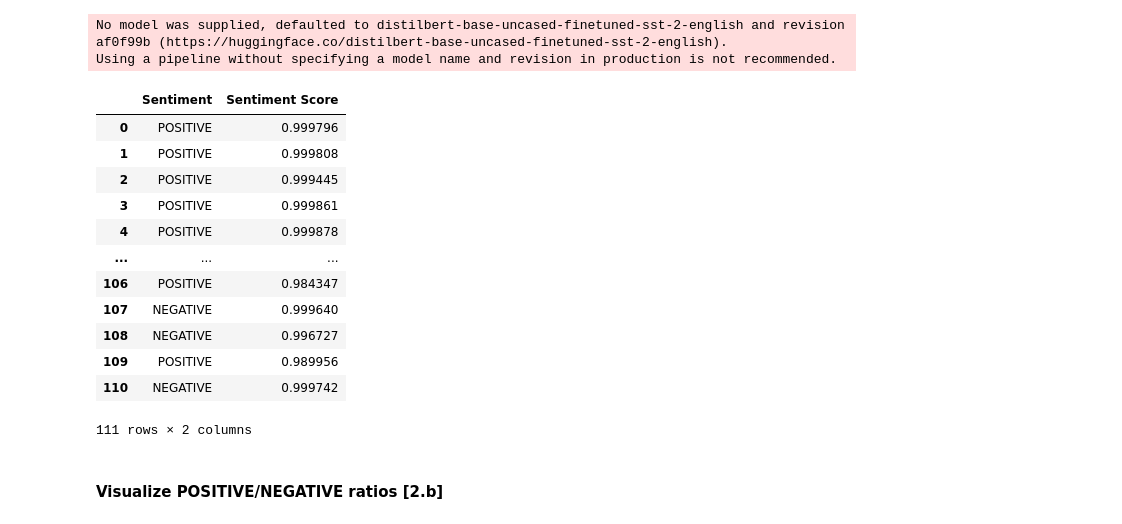
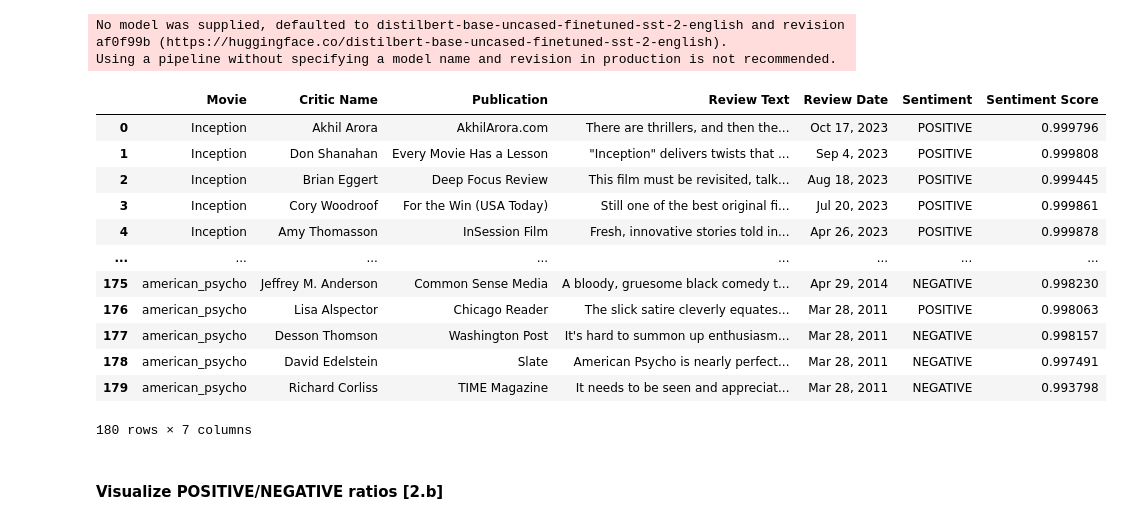
Before and after one commit to aeternum-dev/nlp-zsz, a Jupyter notebook: NLP_project_prototype.ipynb, the cells around one changed output. Drawn from its saved outputs; the diff is of its cells as text; code cells hidden in the pictures.

```diff
--- a/NLP_project_prototype.ipynb
+++ b/NLP_project_prototype.ipynb
@@ -54,17 +27,21 @@ with open("resources/source.txt", 'r') as file:
     for line in file:
         movie_titles.append(line.strip())
 
-reviews_df = pd.DataFrame()
+def create_reviews_df_from_raw():
+  reviews_df = pd.DataFrame()
 
-for movie in movie_titles:
-    movie_url = f"https://www.rottentomatoes.com/m/{movie}/reviews"
-    html_code = dt.get_rotten_tomatoes_html(movie_url)
-    df = dt.get_comments(html_code, movie)
+  for movie in movie_titles:
+      movie_url = f"https://www.rottentomatoes.com/m/{movie}/reviews"
+      html_code = dt.get_rotten_tomatoes_html(movie_url)
+      df = dt.get_comments(html_code, movie)
 
-    reviews_df = pd.concat([reviews_df, df], ignore_index=True)
+      reviews_df = pd.concat([reviews_df, df], ignore_index=True)
+  return reviews_df
 
+reviews_df = create_reviews_df_from_raw()
 
-print(f"{reviews_df['Movie'].nunique()} movies loaded, {len(reviews_df)} reviews loaded")
+print(f"{reviews_df["Movie"].nunique()} movies loaded, {len(reviews_df)} reviews loaded")
 
 #reviews_df.to_excel("resources/reviews.xlsx", index=False)
+reviews_df
 # %% [output]
@@ -82,27 +72,27 @@ Using a pipeline without specifying a model name and revision in production is n
 # %%
 review_sentiments = pd.DataFrame(classifier(list(reviews_df["Review Text"])))
 
 
 review_sentiments.rename(columns={"label" : "Sentiment",
                                   "score" : "Sentiment Score"},
                           inplace=True)
 reviews_df = pd.concat([reviews_df,review_sentiments], axis=1)
 
-review_sentiments
+reviews_df
 # %% [output]
-|  | Sentiment | Sentiment Score |
-| 0 | POSITIVE | 0.999796 |
-| 1 | POSITIVE | 0.999808 |
-| 2 | POSITIVE | 0.999445 |
-| 3 | POSITIVE | 0.999861 |
-| 4 | POSITIVE | 0.999878 |
-| ... | ... | ... |
-| 106 | POSITIVE | 0.984347 |
-| 107 | NEGATIVE | 0.999640 |
-| 108 | NEGATIVE | 0.996727 |
-| 109 | POSITIVE | 0.989956 |
-| 110 | NEGATIVE | 0.999742 |
+|  | Movie | Critic Name | Publication | Review Text | Review Date | Sentiment | Sentiment Score |
+| 0 | Inception | Akhil Arora | AkhilArora.com | There are thrillers, and then the... | Oct 17, 2023 | POSITIVE | 0.999796 |
+| 1 | Inception | Don Shanahan | Every Movie Has a Lesson | "Inception" delivers twists that ... | Sep 4, 2023 | POSITIVE | 0.999808 |
+| 2 | Inception | Brian Eggert | Deep Focus Review | This film must be revisited, talk... | Aug 18, 2023 | POSITIVE | 0.999445 |
+| 3 | Inception | Cory Woodroof | For the Win (USA Today) | Still one of the best original fi... | Jul 20, 2023 | POSITIVE | 0.999861 |
+| 4 | Inception | Amy Thomasson | InSession Film | Fresh, innovative stories told in... | Apr 26, 2023 | POSITIVE | 0.999878 |
+| ... | ... | ... | ... | ... | ... | ... | ... |
+| 175 | american_psycho | Jeffrey M. Anderson | Common Sense Media | A bloody, gruesome black comedy t... | Apr 29, 2014 | NEGATIVE | 0.998230 |
+| 176 | american_psycho | Lisa Alspector | Chicago Reader | The slick satire cleverly equates... | Mar 28, 2011 | POSITIVE | 0.998063 |
+| 177 | american_psycho | Desson Thomson | Washington Post | It's hard to summon up enthusiasm... | Mar 28, 2011 | NEGATIVE | 0.998157 |
+| 178 | american_psycho | David Edelstein | Slate | American Psycho is nearly perfect... | Mar 28, 2011 | NEGATIVE | 0.997491 |
+| 179 | american_psycho | Richard Corliss | TIME Magazine | It needs to be seen and appreciat... | Mar 28, 2011 | NEGATIVE | 0.993798 |
-111 rows × 2 columns
+180 rows × 7 columns
 # %% [markdown]
 #### Visualize POSITIVE/NEGATIVE ratios [2.b]
 # %%
```
Also changed, not shown: parts of 30 cells of this notebook.
